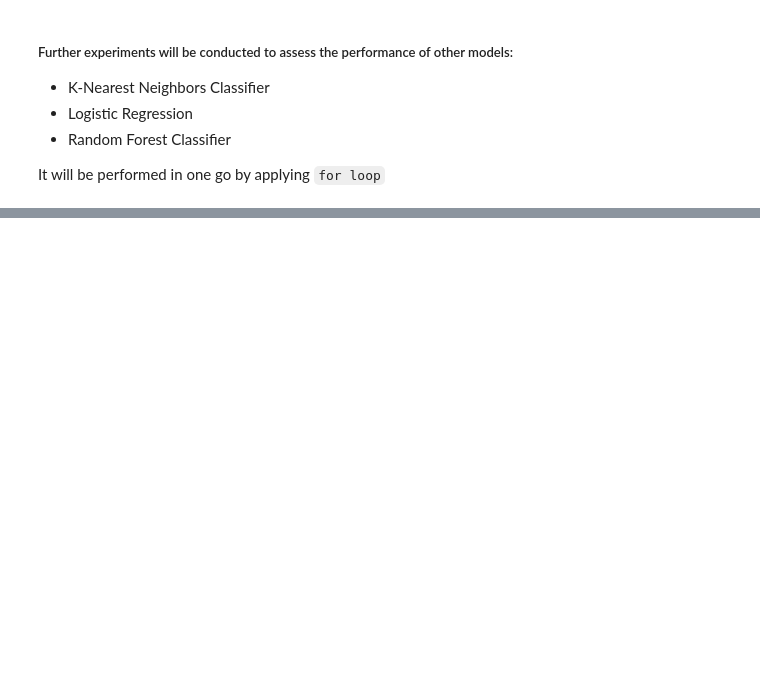
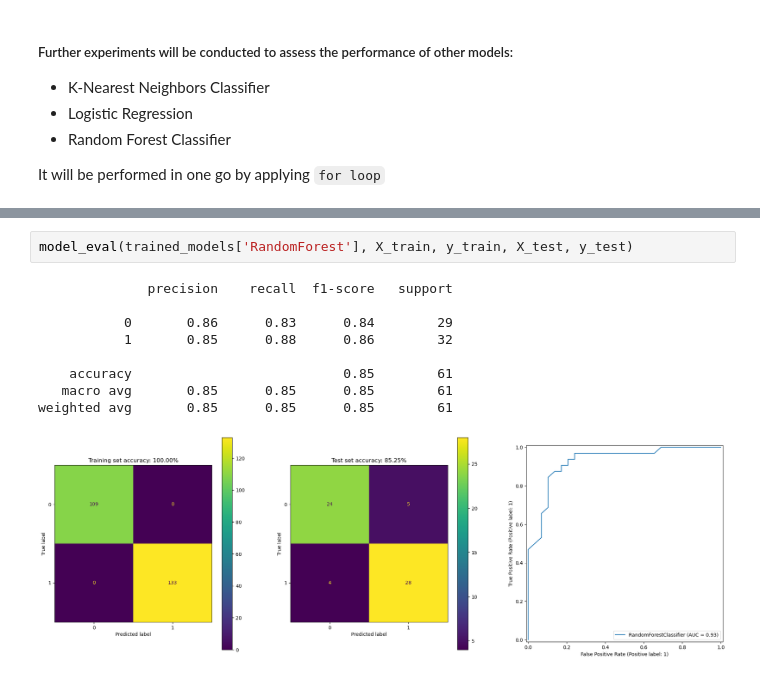
Before and after one commit to Eleanor-git/Hear-Disease-Classification, a Jupyter notebook: heart_disease_classification.ipynb, the cells around one changed output, grey strips where cells are left out. Drawn from its saved outputs; the diff is of its cells as text; blank space fills up the shorter version.

```diff
--- a/heart_disease_classification.ipynb
+++ b/heart_disease_classification.ipynb
@@ -433,0 +460,12 @@ models = [KNeighborsClassifier(), LogisticRegression(), RandomForestClassifier()
+# %%
+model_eval(trained_models['RandomForest'], X_train, y_train, X_test, y_test)
+# %% [output]
+              precision    recall  f1-score   support
+
+           0       0.86      0.83      0.84        29
+           1       0.85      0.88      0.86        32
+
+    accuracy                           0.85        61
+   macro avg       0.85      0.85      0.85        61
+weighted avg       0.85      0.85      0.85        61
+[figure, added]
```
Also changed, not shown: parts of 19 cells of this notebook.
